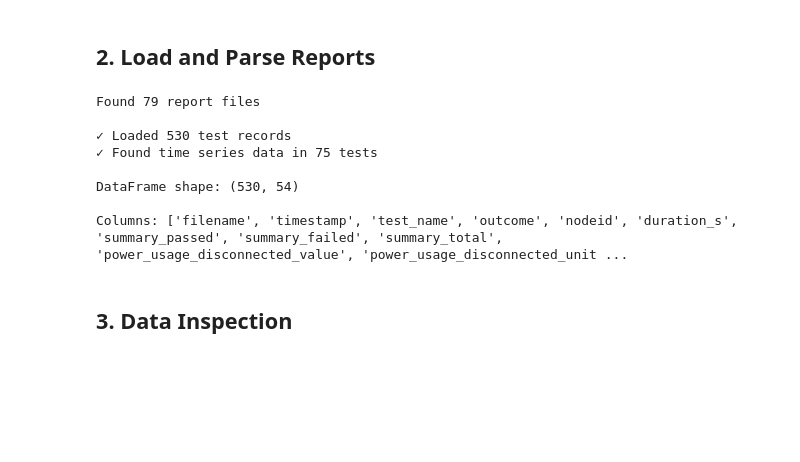
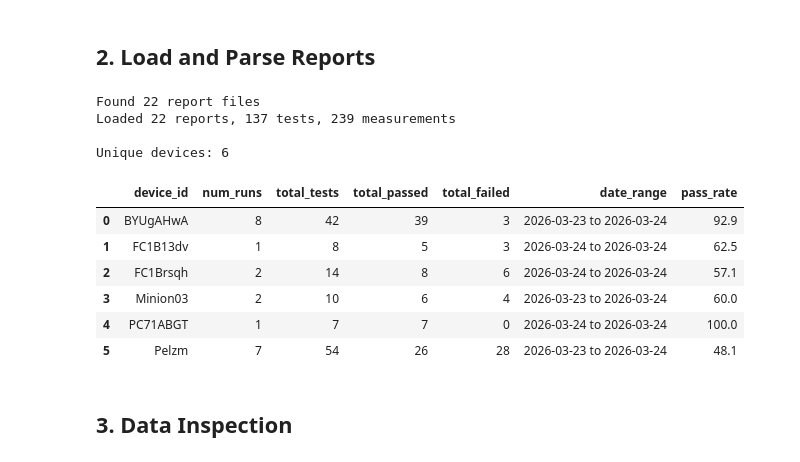
Before and after one commit to MyTooliT/ICOtest, a Jupyter notebook: notebooks/test_analysis.ipynb, the cells around one changed output. Saved outputs shown, nothing was run; the diff lists cells and outputs as text; code cells hidden in the pictures; blank space fills up the shorter version.

```diff
--- a/notebooks/test_analysis.ipynb
+++ b/notebooks/test_analysis.ipynb
@@ -164,27 +226,36 @@ print("✓ TestReportAnalyzer class defined")
 # %% [markdown]
 ## 2. Load and Parse Reports
-# %%
-# Initialize analyzer and load reports
-analyzer = TestReportAnalyzer()
-
-num_files = analyzer.find_reports()
-print(f"Found {num_files} report files")
-
-num_records = analyzer.load_all_reports()
-print(f"\n✓ Loaded {num_records} test records")
-print(f"✓ Found time series data in {len(analyzer.time_series_store)} tests")
-
-# Display DataFrame info
-print(f"\nDataFrame shape: {analyzer.df.shape}")
-print(f"\nColumns: {list(analyzer.df.columns)}")
-# %% [output]
-Found 79 report files
-
-✓ Loaded 530 test records
-✓ Found time series data in 75 tests
-
-DataFrame shape: (530, 54)
-
-Columns: ['filename', 'timestamp', 'test_name', 'outcome', 'nodeid', 'duration_s', 'summary_passed', 'summary_failed', 'summary_total', 'power_usage_disconnected_value', 'power_usage_disconnected_unit ...
+# %%
+# Initialize data loader and load all reports
+loader = TestDataLoader()
+
+num_files = loader.find_reports()
+num_reports, num_tests, num_measurements = loader.load_all_reports()
+
+print(f"Found {num_files} report files")
+print(f"Loaded {num_reports} reports, {num_tests} tests, {num_measurements} measurements")
+
+# Create short aliases for convenience
+reports_df = loader.reports_df
+tests_df = loader.tests_df
+measurements_df = loader.measurements_df
+
+# Get device summary
+device_summary = loader.get_device_summary()
+print(f"\nUnique devices: {len(device_summary) if device_summary is not None else 0}")
+if device_summary is not None:
+    display(device_summary)
+# %% [output]
+Found 22 report files
+Loaded 22 reports, 137 tests, 239 measurements
+
+Unique devices: 6
+|  | device_id | num_runs | total_tests | total_passed | total_failed | date_range | pass_rate |
+| 0 | BYUgAHwA | 8 | 42 | 39 | 3 | 2026-03-23 to 2026-03-24 | 92.9 |
+| 1 | FC1B13dv | 1 | 8 | 5 | 3 | 2026-03-24 to 2026-03-24 | 62.5 |
+| 2 | FC1Brsqh | 2 | 14 | 8 | 6 | 2026-03-24 to 2026-03-24 | 57.1 |
+| 3 | Minion03 | 2 | 10 | 6 | 4 | 2026-03-23 to 2026-03-24 | 60.0 |
+| 4 | PC71ABGT | 1 | 7 | 7 | 0 | 2026-03-24 to 2026-03-24 | 100.0 |
+| 5 | Pelzm | 7 | 54 | 26 | 28 | 2026-03-23 to 2026-03-24 | 48.1 |
 # %% [markdown]
 ## 3. Data Inspection
```
Also changed, not shown: parts of 22 cells of this notebook, 26 other files.
